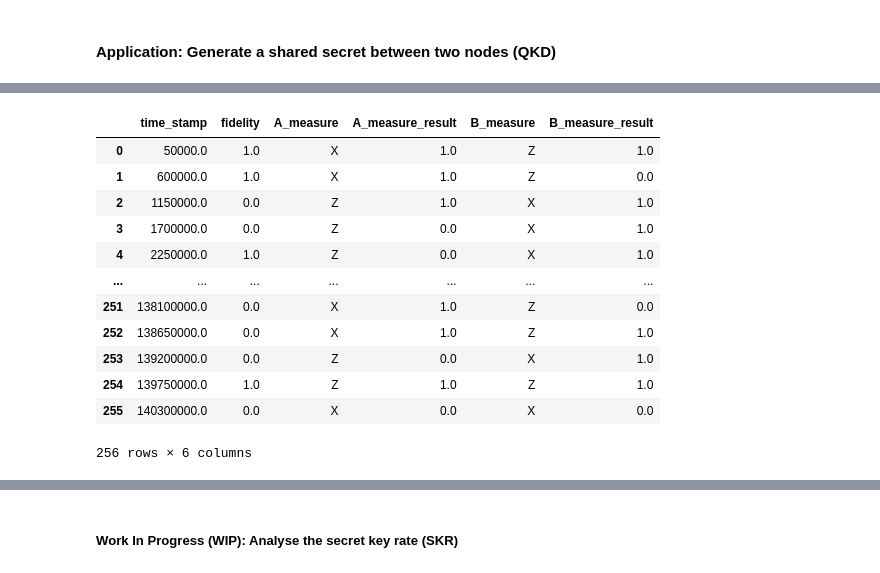
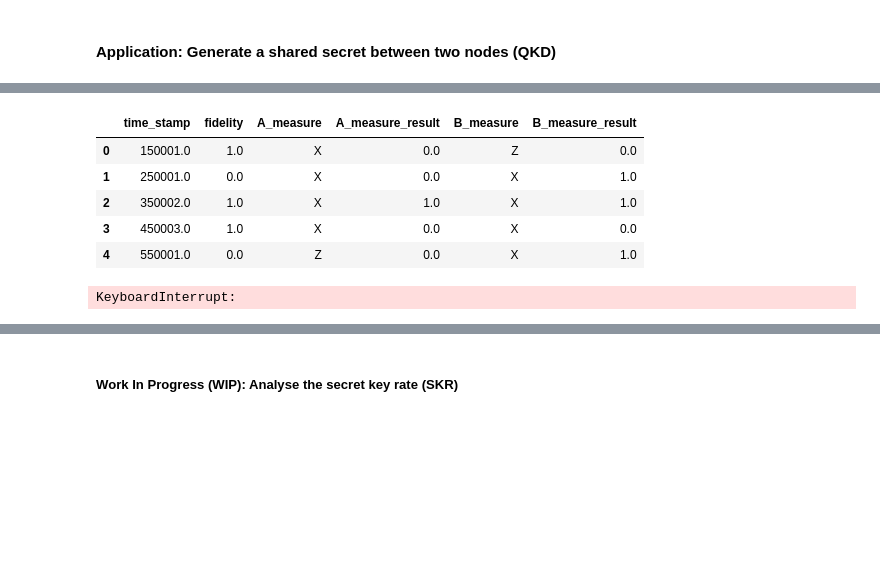
Before and after one commit to D-Cryp7/Quantum-Cryptography-applied-in-Quantum-Networks, a Jupyter notebook: Ekert/n x n Quantum Network with Entanglement Swapping/Quantum Key Distribution/QKD.ipynb, the cells around one changed output, grey strips where cells are left out. Drawn from its saved outputs; the diff is of its cells as text; code cells hidden in the pictures; blank space fills up the shorter version.

```diff
--- a/Ekert/n x n Quantum Network with Entanglement Swapping/Quantum Key Distribution/QKD.ipynb
+++ b/Ekert/n x n Quantum Network with Entanglement Swapping/Quantum Key Distribution/QKD.ipynb
@@ -93,10 +93,11 @@ import time
 
 # Default values
 
-n = 3
+n = 10
 node_distance = 20
 num_iters = 256
-est_runtime = (0.5 + 2 * n - 1) * node_distance * 5e3
+num_node = 10
+est_runtime = node_distance * 5e3
 
 
 ns.sim_reset()
@@ -108,6 +109,9 @@ qdf = qdf.fillna("")
 
 path = get_random_route(network)
 
+while len(path) != num_node:
+    path = get_random_route(network)
+
 traffic = {
     "path": [path]
 }
@@ -118,15 +122,19 @@ df = run_simulation(network, qdf, est_runtime, num_iters, traffic, setup_datacol
 
 assert network.nodes[str(path[0])].shared_secret == network.nodes[str(path[-1])].shared_secret
 
+print(f'Shared key bitsring: {"".join(network.nodes[str(path[0])].shared_secret)}')
+
 network.nodes[str(path[0])].shared_secret = sha256(long_to_bytes(int(''.join(network.nodes[str(path[0])].shared_secret), 2))).digest()
 network.nodes[str(path[-1])].shared_secret = sha256(long_to_bytes(int(''.join(network.nodes[str(path[-1])].shared_secret), 2))).digest()
 
-data = b"H3xTEL{Qu4nTuM_k3Y_D1s7r1buT10n!}"
+print(f"Shared key SHA256: {network.nodes[str(path[0])].shared_secret.hex()}")
+
+m = b"Qu4nTuM_k3Y_D1s7r1buT10n!"
 cipher = AES.new(network.nodes[str(path[0])].shared_secret, AES.MODE_ECB)
-encrypted_data = cipher.encrypt(pad(data, 16))
-print(f"Alice encrypted data: {encrypted_data}")
+encrypted_data = cipher.encrypt(pad(m, 16))
+print(f"Alice encrypted data: {encrypted_data.hex()}")
 
 cipher = AES.new(network.nodes[str(path[-1])].shared_secret, AES.MODE_ECB)
 decrypted_data = unpad(cipher.decrypt(encrypted_data), 16)
-print(f"Bob decrypted data: {decrypted_data}")
+print(f"Bob decrypted data: {decrypted_data.decode()}")
 # %% [output]
@@ -138,16 +148,9 @@ Wall time: 2.01 s
-# %%
-df[0].dataframe
-# %% [output]
-|  | time_stamp | fidelity | A_measure | A_measure_result | B_measure | B_measure_result |
-| 0 | 50000.0 | 1.0 | X | 1.0 | Z | 1.0 |
-| 1 | 600000.0 | 1.0 | X | 1.0 | Z | 0.0 |
-| 2 | 1150000.0 | 0.0 | Z | 1.0 | X | 1.0 |
-| 3 | 1700000.0 | 0.0 | Z | 0.0 | X | 1.0 |
-| 4 | 2250000.0 | 1.0 | Z | 0.0 | X | 1.0 |
-| ... | ... | ... | ... | ... | ... | ... |
-| 251 | 138100000.0 | 0.0 | X | 1.0 | Z | 0.0 |
-| 252 | 138650000.0 | 0.0 | X | 1.0 | Z | 1.0 |
-| 253 | 139200000.0 | 0.0 | Z | 0.0 | X | 1.0 |
-| 254 | 139750000.0 | 1.0 | Z | 1.0 | Z | 1.0 |
-| 255 | 140300000.0 | 0.0 | X | 0.0 | X | 0.0 |
-256 rows × 6 columns
+# %%
+df[0].dataframe.head(5)
+# %% [output]
+|  | time_stamp | fidelity | A_measure | A_measure_result | B_measure | B_measure_result |
+| 0 | 150001.0 | 1.0 | X | 0.0 | Z | 0.0 |
+| 1 | 250001.0 | 0.0 | X | 0.0 | X | 1.0 |
+| 2 | 350002.0 | 1.0 | X | 1.0 | X | 1.0 |
+| 3 | 450003.0 | 1.0 | X | 0.0 | X | 0.0 |
+| 4 | 550001.0 | 0.0 | Z | 0.0 | X | 1.0 |
@@ -153,0 +254,13 @@ df[0].dataframe
+# %%
+n = 4
+
+network, node_qconnections = network_setup(n, node_distance = distance,
+                        source_frequency = 1e9 / est_runtime)
+qdf = pandas.DataFrame(node_qconnections)
+qdf = qdf.fillna("")
+path = get_random_route(network)
+while len(path) != 10:
+    path = get_random_route(network)
+    print(path)
+# %% [output]
+KeyboardInterrupt:
```
Also changed, not shown: parts of 14 cells of this notebook, 14 other files.
